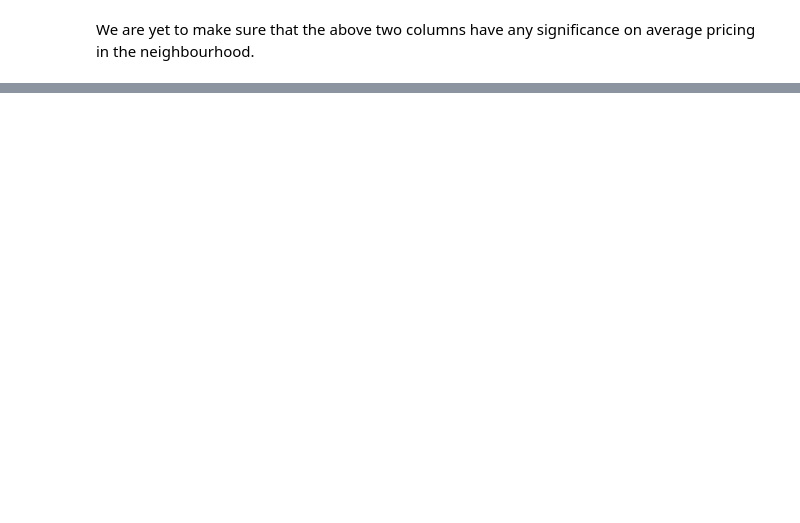
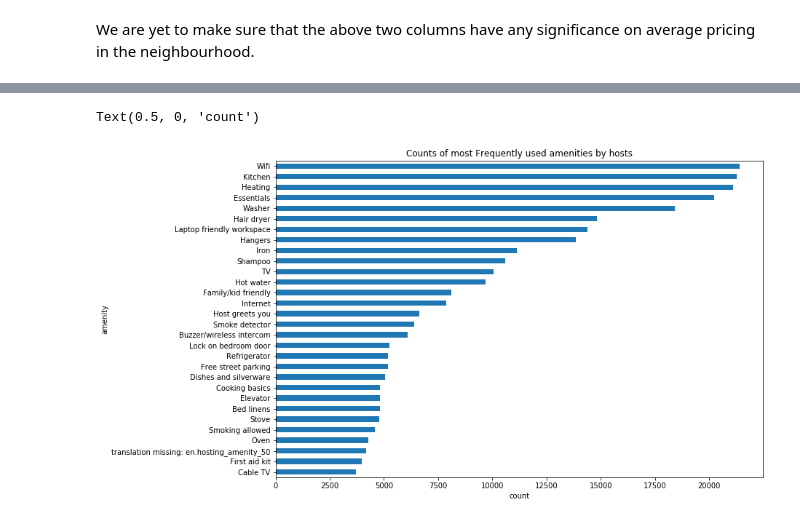
Before and after one commit to Ravi19911992/Springboard, a Jupyter notebook: Capstone_1_project/Capstone_1_project.ipynb, the cells around one changed output, grey strips where cells are left out. Cells and saved outputs as stored; diff of their text form; code cells hidden in the pictures; blank space fills up the shorter version.

Commit message:
Updated work(Data Analysis) of Capstone 1 project

```diff
--- a/Capstone_1_project/Capstone_1_project.ipynb
+++ b/Capstone_1_project/Capstone_1_project.ipynb
@@ -425,0 +433,11 @@ for i in bool_cols:
+# %%
+results = Counter()
+df_revised_columns['amenities'].str.strip('{}')\
+               .str.replace('"', '')\
+               .str.lstrip('\"')\
+               .str.rstrip('\"')\
+               .str.split(',')\
+               .apply(results.update)
+
+most_common_amenities= results.most_common(30)
+most_common_amenities
@@ -425,0 +462,4 @@ for i in bool_cols:
+# %%
+# creating a new df called amenities_df
+
+amenities_df = pd.DataFrame(most_common_amenities, columns = ['amenity', 'amenity_count']).sort_values(by=['amenity_count'], ascending=True)
@@ -425,0 +475,6 @@ for i in bool_cols:
+# %%
+amenities_df.plot(x='amenity', y='amenity_count', kind='barh', figsize = (12,8), legend=False, title= 'Counts of most Frequently used amenities by hosts')
+plt.xlabel('count')
+# %% [output]
+Text(0.5, 0, 'count')
+[figure, added]
```
Also changed, not shown: parts of 47 cells of this notebook.
